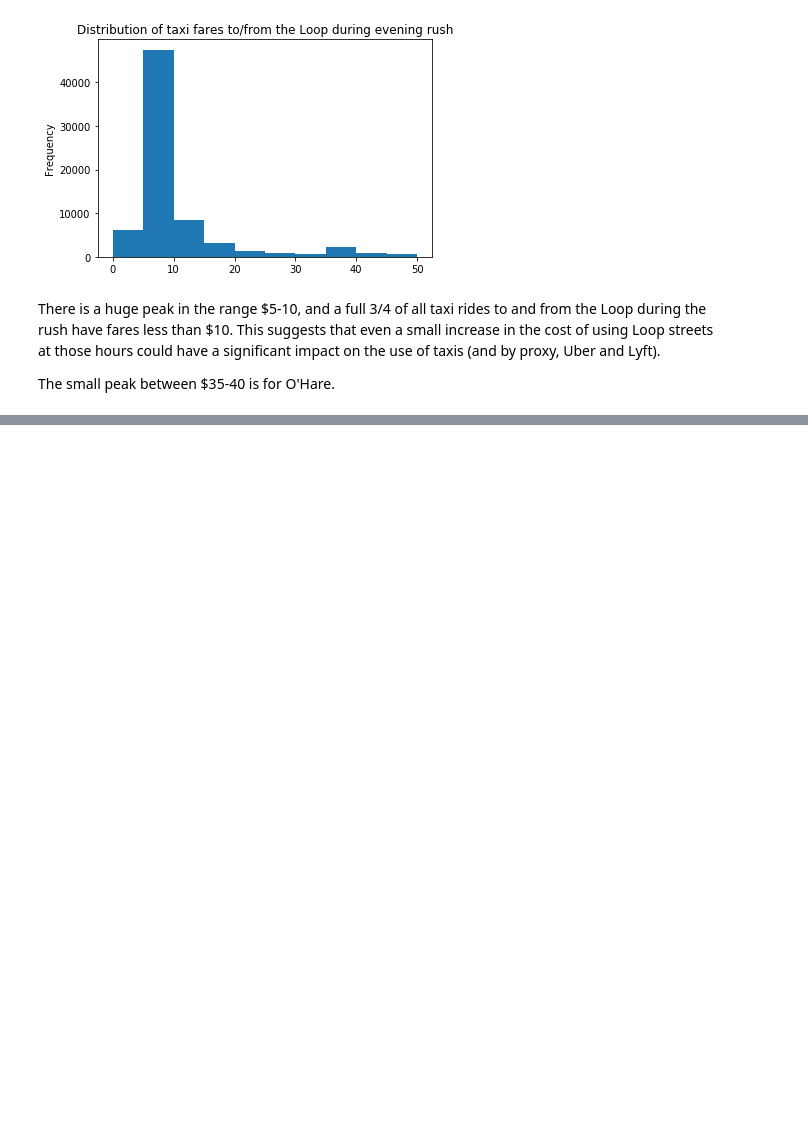
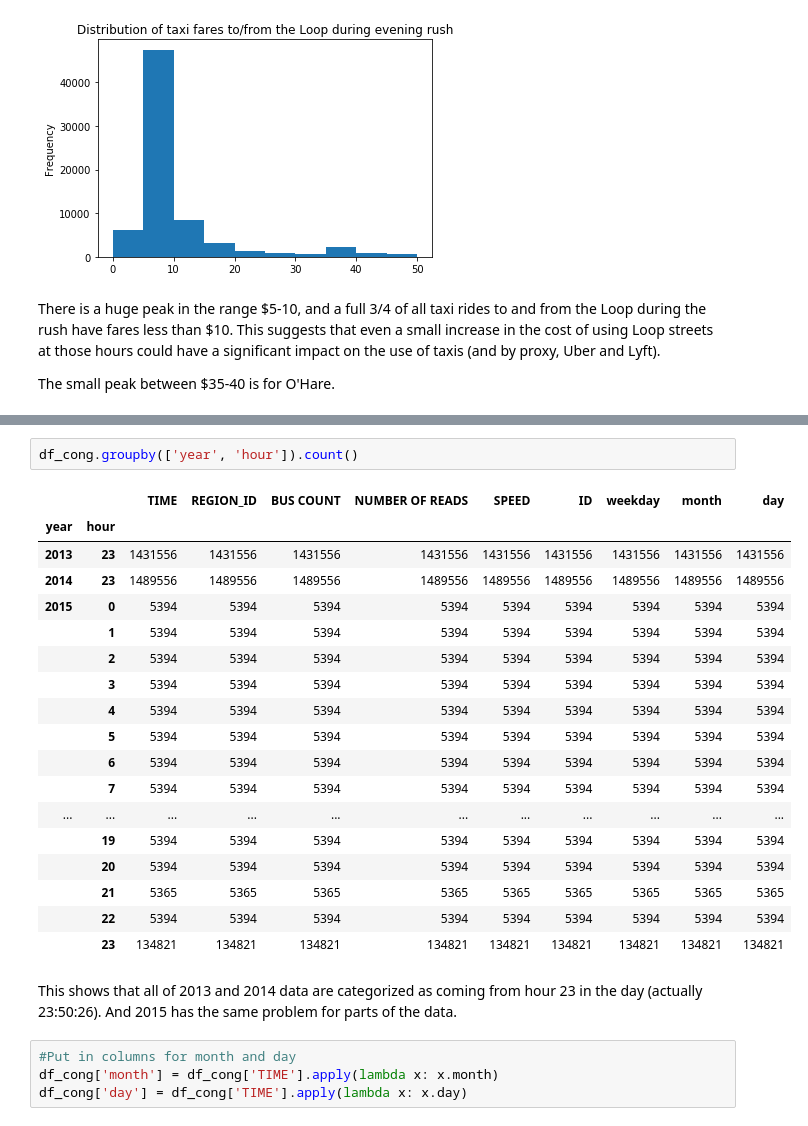
Before and after one commit to Inoueian/chicago-taxi, a Jupyter notebook: chicago-taxi.ipynb, the cells around one changed output, grey strips where cells are left out. Drawn from its saved outputs; the diff is of its cells as text; blank space fills up the shorter version.

```diff
--- a/chicago-taxi.ipynb
+++ b/chicago-taxi.ipynb
@@ -247,0 +259,27 @@ The small peak between \$35-40 is for O'Hare.
+# %%
+df_cong.groupby(['year', 'hour']).count()
+# %% [output]
+|  |  | TIME | REGION_ID | BUS COUNT | NUMBER OF READS | SPEED | ID | weekday | month | day |
+| year | hour |  |  |  |  |  |  |  |  |  |
+| 2013 | 23 | 1431556 | 1431556 | 1431556 | 1431556 | 1431556 | 1431556 | 1431556 | 1431556 | 1431556 |
+| 2014 | 23 | 1489556 | 1489556 | 1489556 | 1489556 | 1489556 | 1489556 | 1489556 | 1489556 | 1489556 |
+| 2015 | 0 | 5394 | 5394 | 5394 | 5394 | 5394 | 5394 | 5394 | 5394 | 5394 |
+|  | 1 | 5394 | 5394 | 5394 | 5394 | 5394 | 5394 | 5394 | 5394 | 5394 |
+|  | 2 | 5394 | 5394 | 5394 | 5394 | 5394 | 5394 | 5394 | 5394 | 5394 |
+|  | 3 | 5394 | 5394 | 5394 | 5394 | 5394 | 5394 | 5394 | 5394 | 5394 |
+|  | 4 | 5394 | 5394 | 5394 | 5394 | 5394 | 5394 | 5394 | 5394 | 5394 |
+|  | 5 | 5394 | 5394 | 5394 | 5394 | 5394 | 5394 | 5394 | 5394 | 5394 |
+|  | 6 | 5394 | 5394 | 5394 | 5394 | 5394 | 5394 | 5394 | 5394 | 5394 |
+|  | 7 | 5394 | 5394 | 5394 | 5394 | 5394 | 5394 | 5394 | 5394 | 5394 |
+| ... | ... | ... | ... | ... | ... | ... | ... | ... | ... | ... |
+|  | 19 | 5394 | 5394 | 5394 | 5394 | 5394 | 5394 | 5394 | 5394 | 5394 |
+|  | 20 | 5394 | 5394 | 5394 | 5394 | 5394 | 5394 | 5394 | 5394 | 5394 |
+|  | 21 | 5365 | 5365 | 5365 | 5365 | 5365 | 5365 | 5365 | 5365 | 5365 |
+|  | 22 | 5394 | 5394 | 5394 | 5394 | 5394 | 5394 | 5394 | 5394 | 5394 |
+|  | 23 | 134821 | 134821 | 134821 | 134821 | 134821 | 134821 | 134821 | 134821 | 134821 |
+# %% [markdown]
+This shows that all of 2013 and 2014 data are categorized as coming from hour 23 in the day (actually 23:50:26). And 2015 has the same problem for parts of the data.
+# %%
+#Put in columns for month and day
+df_cong['month'] = df_cong['TIME'].apply(lambda x: x.month)
+df_cong['day'] = df_cong['TIME'].apply(lambda x: x.day)
```
Also changed, not shown: parts of 33 cells of this notebook, 5 other files.
